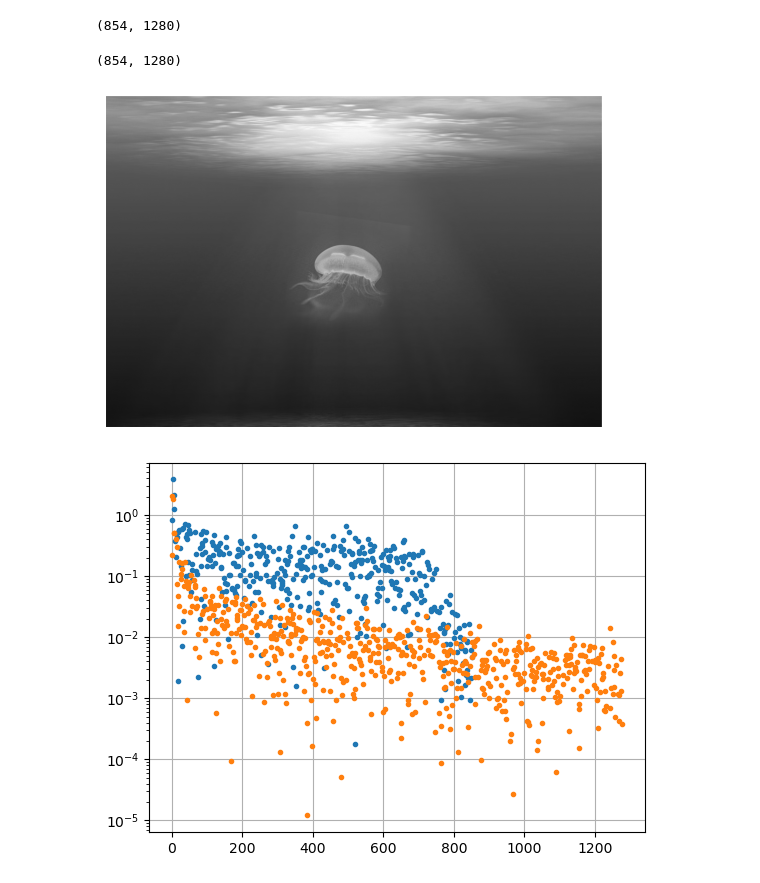
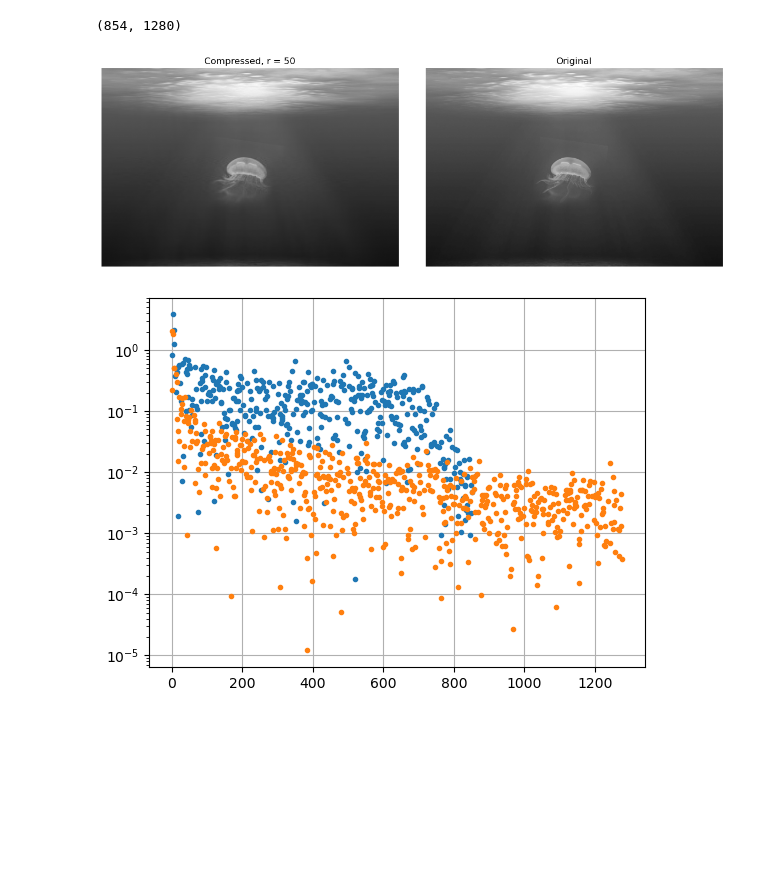
Before and after one commit to johnmagj/MAT4110, a Jupyter notebook: Oblig2/Oblig2.ipynb, the cells around one changed output. Cells and saved outputs as stored; diff of their text form; code cells hidden in the pictures; blank space fills up the shorter version.

```diff
--- a/Oblig2/Oblig2.ipynb
+++ b/Oblig2/Oblig2.ipynb
@@ -145,19 +136,10 @@ plt.close()
 img2.shape
 # %% [output]
 (854, 1280)
-# %%
-r = 100
-I2 = np.eye(r, r)
-S2I2 = I2*S2[:r]
-
-img2_mod = U2[:, :r] @ S2I2 @ VT2[:r, :]
-print(img2_mod.shape)
-plt.imshow(img2_mod, cmap="gray")   # Show image, specify grayscale
-plt.axis("off")
-plt.show()
-# %% [output]
-(854, 1280)
-[figure, removed]
+# %%
+compress_svd_plot(img2, 50)
+# %% [output]
+[figure, added]
 # %%
 U3, S3, VT3 = np.linalg.svd(img3)
 # %%
```
Also changed, not shown: parts of 10 cells of this notebook.
